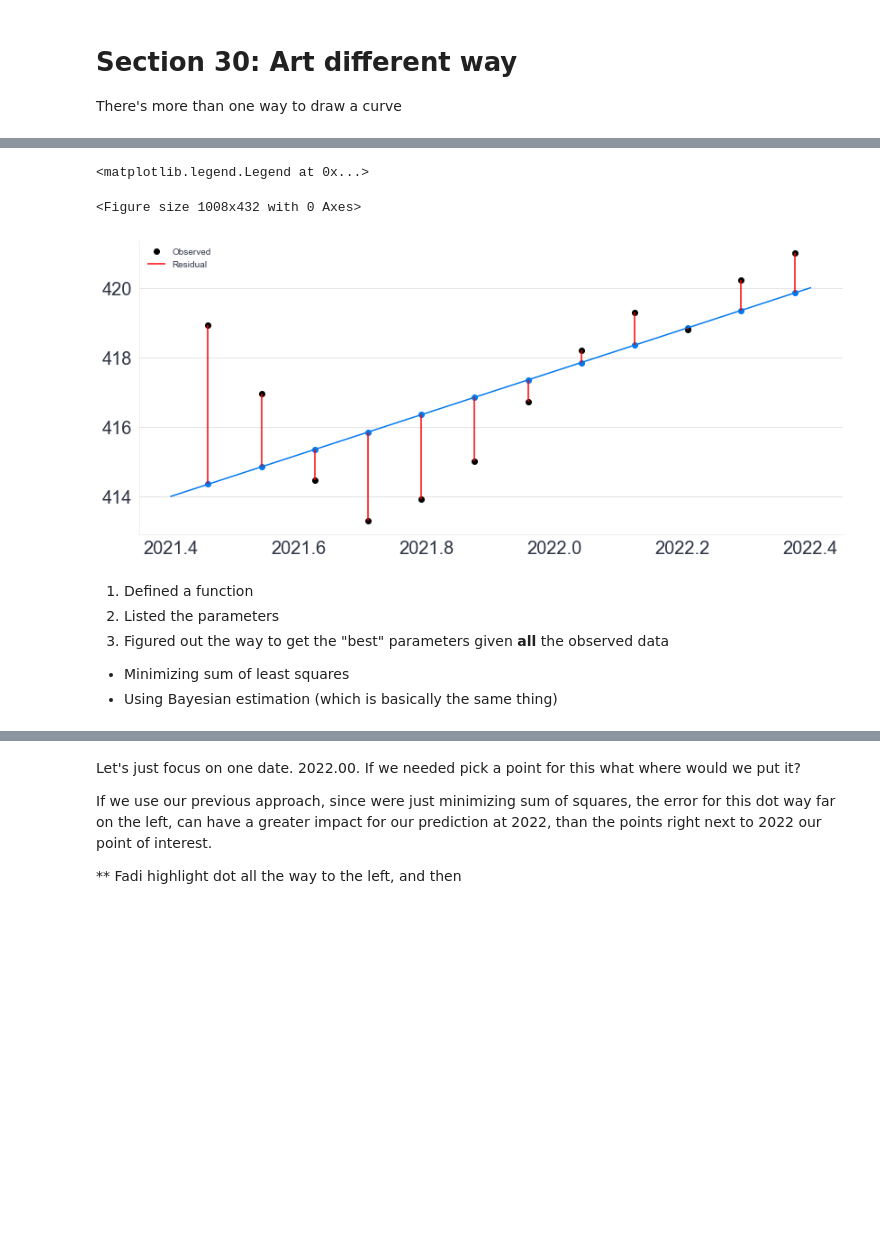
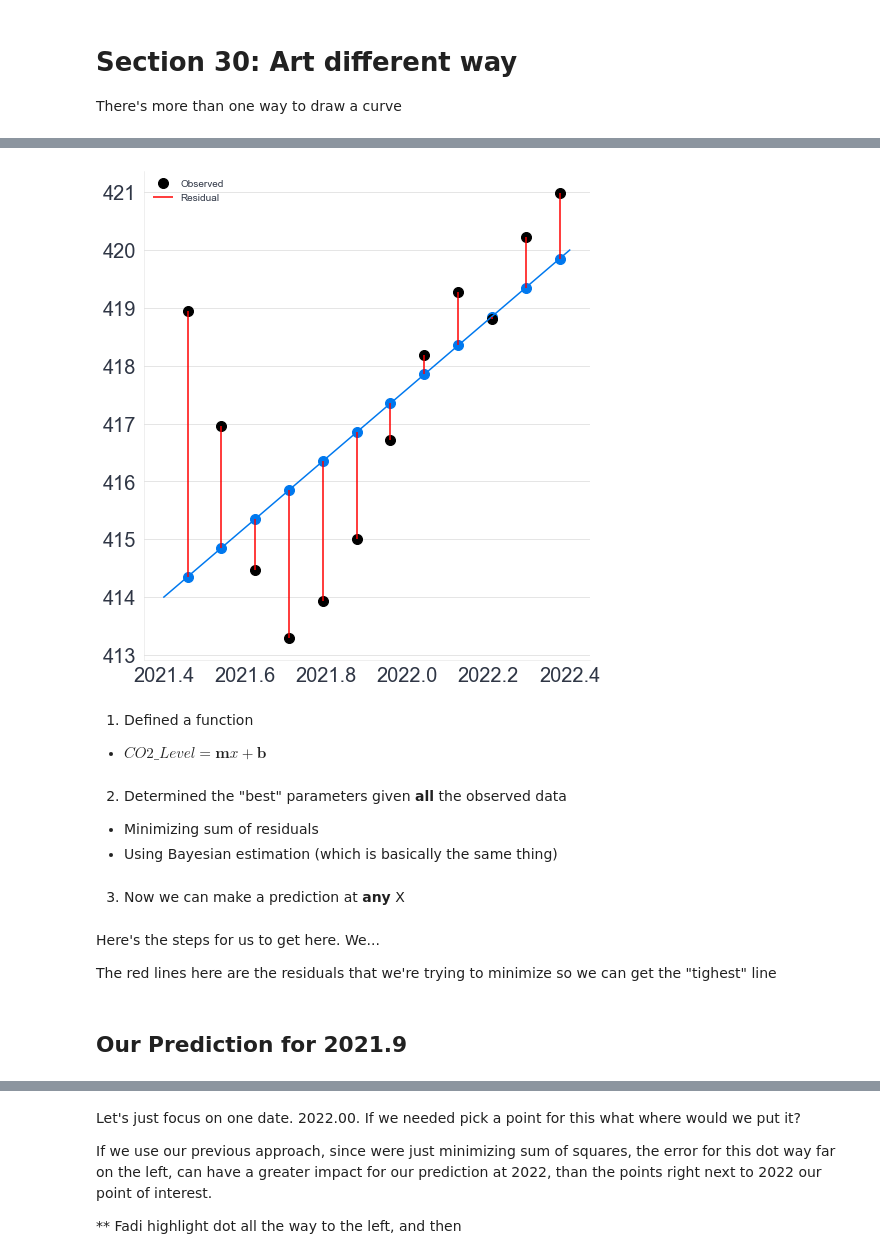
Before and after one commit to bwengals/etc, a Jupyter notebook: lesson_2_Section_30_new.ipynb, the cells around one changed output, grey strips where cells are left out. Drawn from its saved outputs; the diff is of its cells as text; code cells hidden in the pictures; blank space fills up the shorter version.

```diff
--- a/lesson_2_Section_30_new.ipynb
+++ b/lesson_2_Section_30_new.ipynb
@@ -63,30 +69,36 @@ Here's the line we fit we fit earlier. Still looks like a great fit right?
 # %%
-plt.figure(figsize=(14,6))
+plt.figure(figsize=(8,9))
 
 plot_data()
 plot_best_fit_line()
 
 # Plot Residuals
-y_est_obs = m*(year["decimal date"] - min_x) + 414
+y_est_obs = m*(last_12_obs["decimal date"] - min_x) + 414
 
-for x, y_obs, y_est in zip(year["decimal date"].values, y_est_obs, year["average"]):
-    if x == year["decimal date"].min():
+for x, y_obs, y_est in zip(last_12_obs["decimal date"].values, y_est_obs, last_12_obs["average"]):
+    if x == last_12_obs["decimal date"].min():
         label = "Residual"
     else:
         label= ""
     plt.vlines(x, np.min([y_obs, y_est]), np.max([y_obs, y_est]), label=label, color="r")
 
-plt.scatter(year["decimal date"], y_est_obs);
-
+plt.scatter(last_12_obs["decimal date"], y_est_obs)
 
 plt.legend();
 # %% [output]
-<matplotlib.legend.Legend at 0x...>
-<Figure size 1008x432 with 0 Axes>
-[figure, old version]
+[figure, new version]
 # %% [markdown]
 1. Defined a function
-2. Listed the parameters
-3. Figured out the way to get the "best" parameters given **all** the observed data
-  * Minimizing sum of least squares
-  * Using Bayesian estimation (which is basically the same thing)
+  * $CO2\_Level = \textbf{m}x + \textbf{b}$
+# %% [markdown]
+2. Determined the "best" parameters given **all** the observed data
+  * Minimizing sum of residuals
+  * Using Bayesian estimation (which is basically the same thing)
+# %% [markdown]
+3. Now we can make a prediction at **any** X
+# %% [markdown]
+Here's the steps for us to get here. We...
+
+The red lines here are the residuals that we're trying to minimize so we can get the "tighest" line
+# %% [markdown]
+## Our Prediction for 2021.9
```
Also changed, not shown: parts of 33 cells of this notebook, 3 other files.
